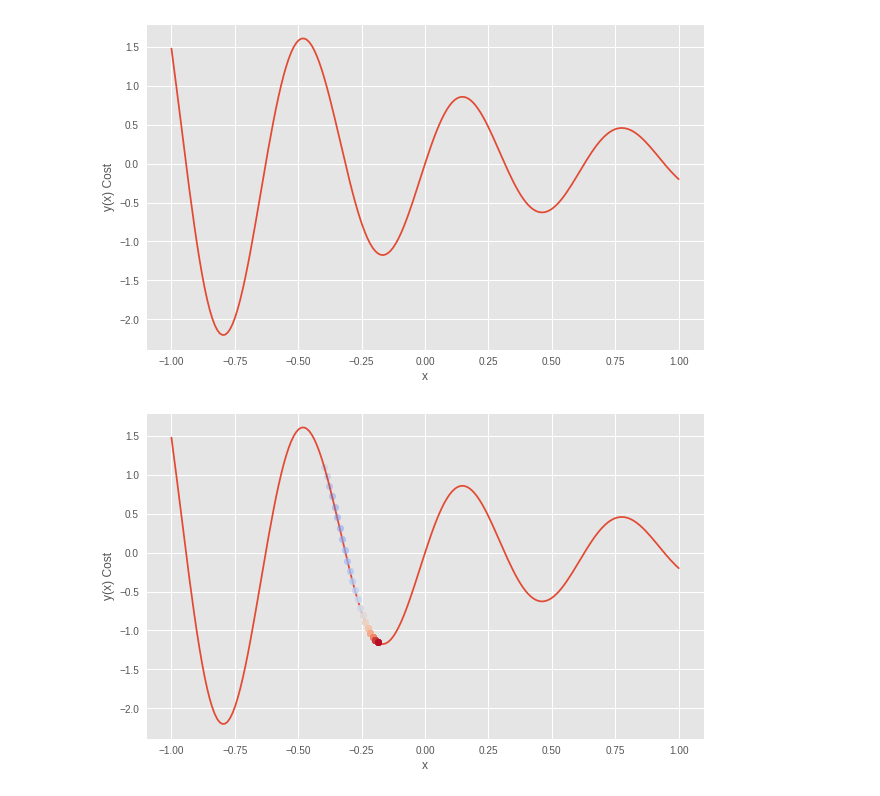
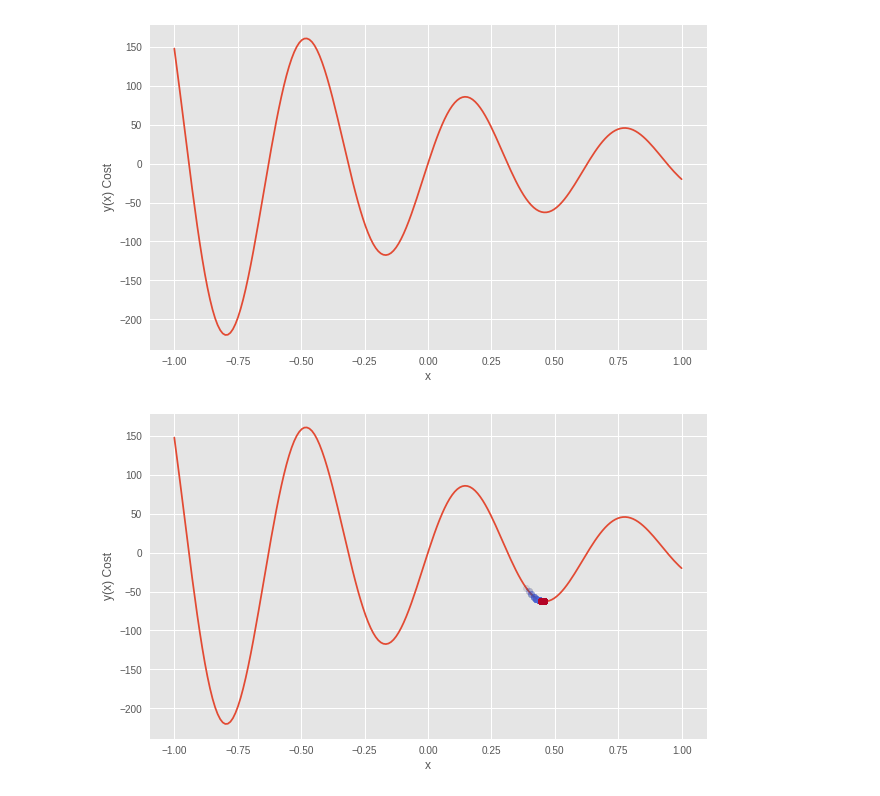
Before and after one commit to asonthalia/Tensorflow-Helpers, a Jupyter notebook: Understanding_Gradient_Descent.ipynb, the cells around one changed output. Cells and saved outputs as stored; diff of their text form; code cells hidden in the pictures.

```diff
--- a/Understanding_Gradient_Descent.ipynb
+++ b/Understanding_Gradient_Descent.ipynb
@@ -12,13 +12,13 @@ fig = plt.figure(figsize = (10, 6))
 ax = fig.gca()
 x = np.linspace(-1, 1, 200)
 hz = 10
-cost = np.sin(hz*x) * np.exp(-x)
+cost = np.sin(hz*x) * np.exp(-x) * 100
 ax.plot(x, cost)
 ax.set_ylabel("y(x) Cost")
 ax.set_xlabel("x")
 ax.set_label("Curve being considered")
 # %% [output]
-[figure, old version]
+[figure, new version]
 # %%
 # Finds the difference between neighbouring gradients
 gradient = np.diff(cost)
@@ -28,36 +28,39 @@ fig = plt.figure(figsize=(10, 6))
 
 # fig.gca gets or creates the current axes
 ax = fig.gca()
 
 # Creating equal spaced values
 x = np.linspace(-1, 1, 200)
 
 # Function we are defining
 hz = 10
-cost = np.sin(hz*x)*np.exp(-x)
+cost = np.sin(hz*x)*np.exp(-x)*100
 
 # Plotting the variables
 ax.plot(x, cost)
 ax.set_ylabel('y(x) Cost')
 ax.set_xlabel('x')
 
 # No of iterations
-n_iterations = 100
+n_iterations = 3000
 
 # Setting the color maps
 cmap = plt.get_cmap('coolwarm')
 c_norm = colors.Normalize(vmin = 0, vmax = n_iterations)
 scalar_map = cmx.ScalarMappable(norm=c_norm, cmap=cmap)
 
 # Randomly initialise a starting point on the curve
-init_p = 60
-# np.random.randint(len(x)*0.2, len(x)*0.8)
-learning_rate = 2.5
+init_p = np.random.randint(len(x)*0.2, len(x)*0.8)
+learning_rate = 0.01
+# 2.5
 
 # Range function goes till --
 for iter_i in range(n_iterations):
     temp = int(init_p)
+    # Switch + or - between maxima (+) or minima (-)
     init_p = init_p - (learning_rate * gradient[temp])
     ax.plot(x[temp], cost[temp], 'go', alpha = (iter_i + 1) / n_iterations, color = scalar_map.to_rgba(iter_i))
+
+# Tweak the learning rate and number of iterations as the hyperparameter
 # %% [output]
-[figure, old version]
+[figure, new version]
```
Also changed, not shown: parts of 1 cell of this notebook.
